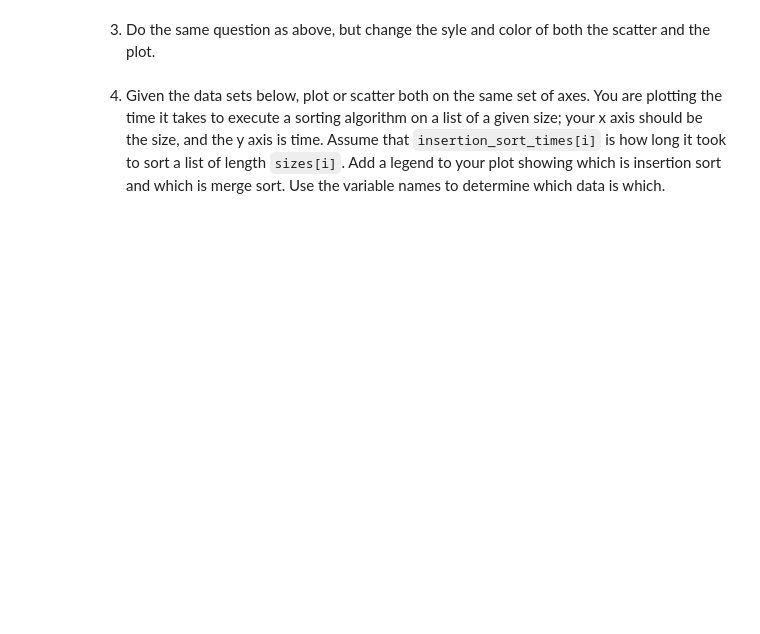
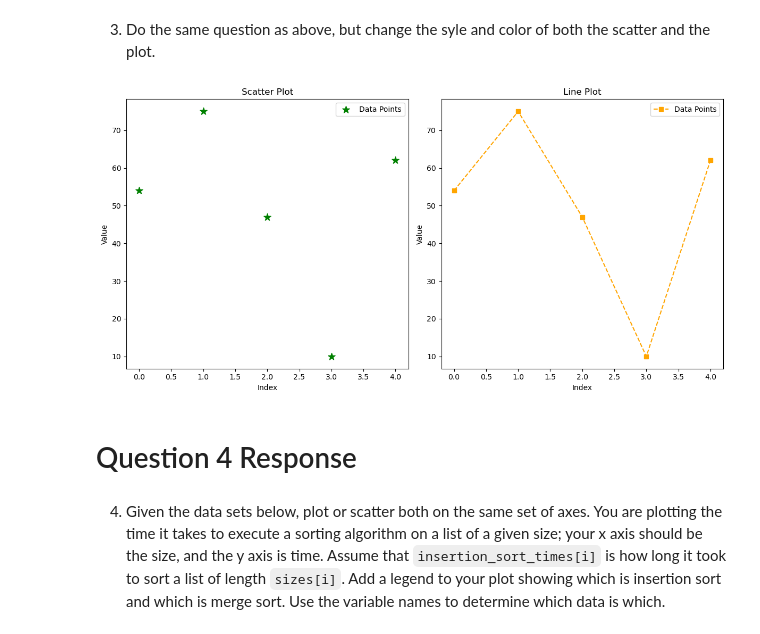
Before and after one commit to hanenia/pyplot, a Jupyter notebook: pyplot.ipynb, the cells around one changed output. Saved outputs shown, nothing was run; the diff lists cells and outputs as text; code cells hidden in the pictures; blank space fills up the shorter version.

```diff
--- a/pyplot.ipynb
+++ b/pyplot.ipynb
@@ -27,5 +123,38 @@ letter_freq = dict(Counter(TEXT))
 # %% [markdown]
 3. Do the same question as above, but change the syle and color of both the scatter and the plot.
+# %%
+import matplotlib.pyplot as plt
+import numpy as np
+
+# Generate random numbers
+random_numbers = np.random.randint(0, 100, 5)  # Generate 5 random integers between 0 and 100
+
+# Create a sequence of indices for the data points
+indices = np.arange(len(random_numbers))
+
+# Create a figure and axis objects
+fig, (scatter_ax, plot_ax) = plt.subplots(nrows=1, ncols=2, figsize=(12, 6))
+
+# Scatter plot
+scatter_ax.scatter(indices, random_numbers, color='green', marker='*', label='Data Points', s=100)  # Change color to green, marker to '*', and size to 100
+scatter_ax.set_title('Scatter Plot')
+scatter_ax.set_xlabel('Index')
+scatter_ax.set_ylabel('Value')
+scatter_ax.legend()
+
+# Plot
+plot_ax.plot(indices, random_numbers, color='orange', marker='s', linestyle='--', label='Data Points')  # Change color to orange, marker to 's' (square), and linestyle to '--'
+plot_ax.set_title('Line Plot')
+plot_ax.set_xlabel('Index')
+plot_ax.set_ylabel('Value')
+plot_ax.legend()
+
+plt.tight_layout()
+plt.show()
+# %% [output]
+[figure, added]
+# %% [markdown]
+# Question 4 Response
 # %% [markdown]
 4. Given the data sets below, plot or scatter both on the same set of axes.  You are plotting the time it takes to execute a sorting algorithm on a list of a given size; your x axis should be the size, and the y axis is time.  Assume that `insertion_sort_times[i]` is how long it took to sort a list of length `sizes[i]`.  Add a legend to your plot showing which is insertion sort and which is merge sort.  Use the variable names to determine which data is which.
 # %%
```
Also changed, not shown: parts of 6 cells of this notebook.
